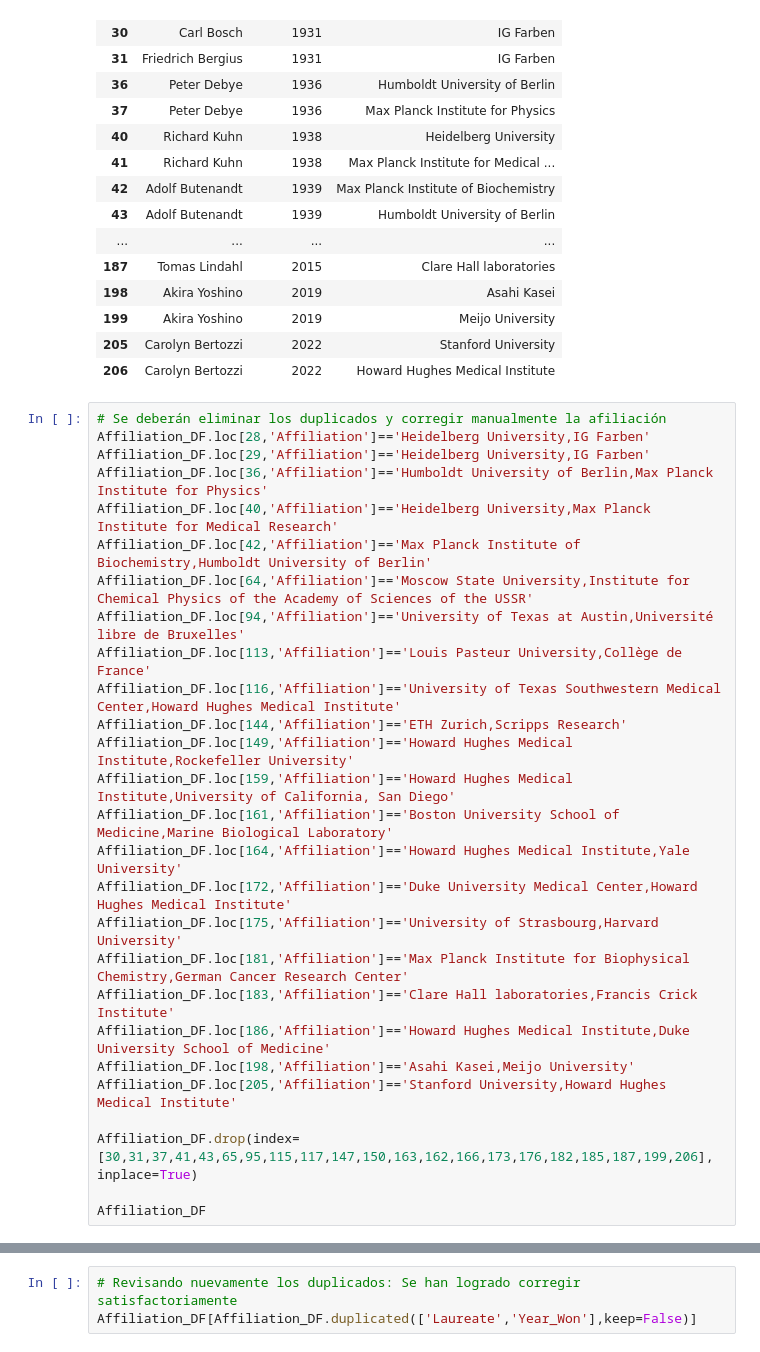
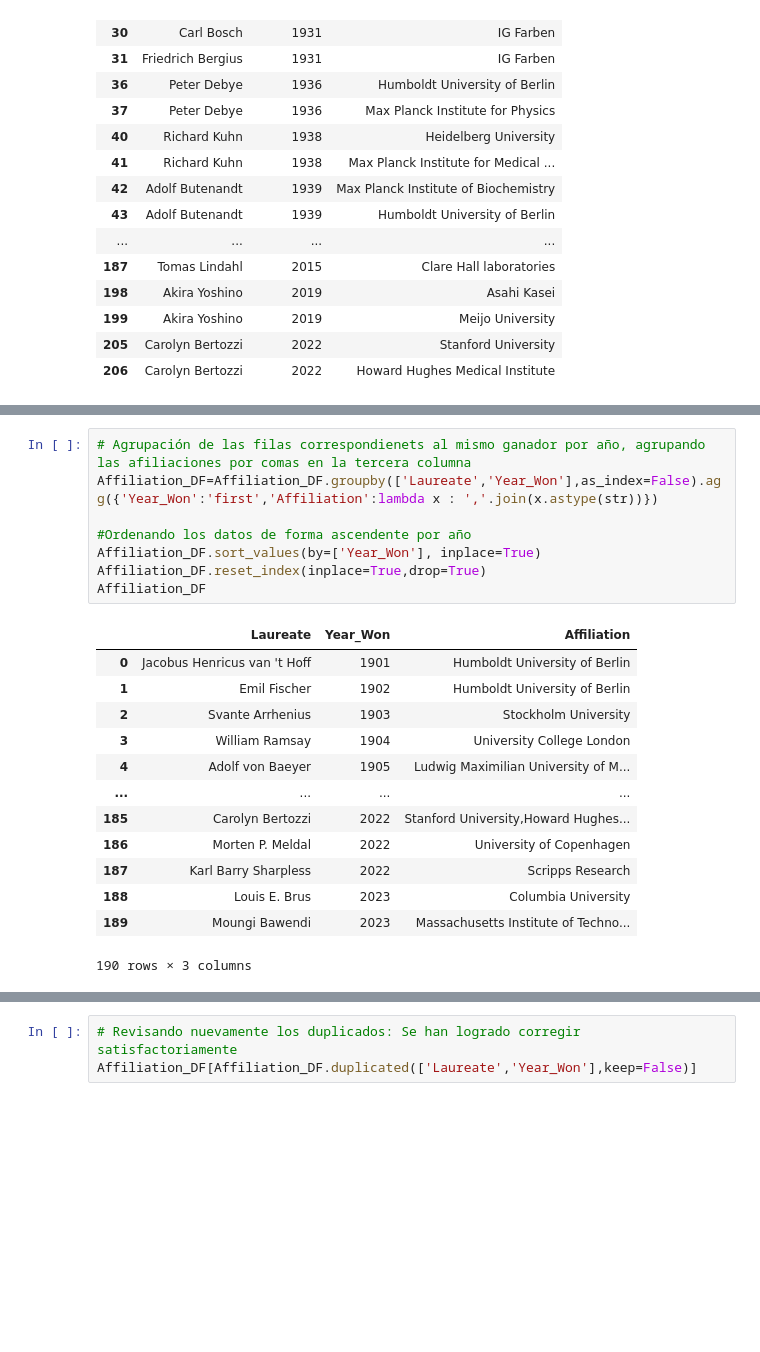
Before and after one commit to Ciencia-de-datos-espaciales-2023-2/Ejercicio_2, a Jupyter notebook: Ejercicio_2_Li.ipynb, the cells around one changed output, grey strips where cells are left out. Saved outputs shown, nothing was run; the diff lists cells and outputs as text; blank space fills up the shorter version.

```diff
--- a/Ejercicio_2_Li.ipynb
+++ b/Ejercicio_2_Li.ipynb
@@ -542,30 +543,3 @@ Affiliation_DF[Affiliation_DF.duplicated(['Laureate','Year_Won'],keep=False)]
 | 199 | Akira Yoshino | 2019 | Meijo University |
 | 205 | Carolyn Bertozzi | 2022 | Stanford University |
 | 206 | Carolyn Bertozzi | 2022 | Howard Hughes Medical Institute |
-# %%
-# Se deberán eliminar los duplicados y corregir manualmente la afiliación
-Affiliation_DF.loc[28,'Affiliation']=='Heidelberg University,IG Farben'
-Affiliation_DF.loc[29,'Affiliation']=='Heidelberg University,IG Farben'
-Affiliation_DF.loc[36,'Affiliation']=='Humboldt University of Berlin,Max Planck Institute for Physics'
-Affiliation_DF.loc[40,'Affiliation']=='Heidelberg University,Max Planck Institute for Medical Research'
-Affiliation_DF.loc[42,'Affiliation']=='Max Planck Institute of Biochemistry,Humboldt University of Berlin'
-Affiliation_DF.loc[64,'Affiliation']=='Moscow State University,Institute for Chemical Physics of the Academy of Sciences of the USSR'
-Affiliation_DF.loc[94,'Affiliation']=='University of Texas at Austin,Université libre de Bruxelles'
-Affiliation_DF.loc[113,'Affiliation']=='Louis Pasteur University,Collège de France'
-Affiliation_DF.loc[116,'Affiliation']=='University of Texas Southwestern Medical Center,Howard Hughes Medical Institute'
-Affiliation_DF.loc[144,'Affiliation']=='ETH Zurich,Scripps Research'
-Affiliation_DF.loc[149,'Affiliation']=='Howard Hughes Medical Institute,Rockefeller University'
-Affiliation_DF.loc[159,'Affiliation']=='Howard Hughes Medical Institute,University of California, San Diego'
-Affiliation_DF.loc[161,'Affiliation']=='Boston University School of Medicine,Marine Biological Laboratory'
-Affiliation_DF.loc[164,'Affiliation']=='Howard Hughes Medical Institute,Yale University'
-Affiliation_DF.loc[172,'Affiliation']=='Duke University Medical Center,Howard Hughes Medical Institute'
-Affiliation_DF.loc[175,'Affiliation']=='University of Strasbourg,Harvard University'
-Affiliation_DF.loc[181,'Affiliation']=='Max Planck Institute for Biophysical Chemistry,German Cancer Research Center'
-Affiliation_DF.loc[183,'Affiliation']=='Clare Hall laboratories,Francis Crick Institute'
-Affiliation_DF.loc[186,'Affiliation']=='Howard Hughes Medical Institute,Duke University School of Medicine'
-Affiliation_DF.loc[198,'Affiliation']=='Asahi Kasei,Meijo University'
-Affiliation_DF.loc[205,'Affiliation']=='Stanford University,Howard Hughes Medical Institute'
-
-Affiliation_DF.drop(index=[30,31,37,41,43,65,95,115,117,147,150,163,162,166,173,176,182,185,187,199,206], inplace=True)
-
-Affiliation_DF
@@ -585,0 +546,22 @@ Affiliation_DF
+# %%
+# Agrupación de las filas correspondienets al mismo ganador por año, agrupando las afiliaciones por comas en la tercera columna
+Affiliation_DF=Affiliation_DF.groupby(['Laureate','Year_Won'],as_index=False).agg({'Year_Won':'first','Affiliation':lambda x : ','.join(x.astype(str))})
+
+#Ordenando los datos de forma ascendente por año
+Affiliation_DF.sort_values(by=['Year_Won'], inplace=True)
+Affiliation_DF.reset_index(inplace=True,drop=True)
+Affiliation_DF
+# %% [output]
+|  | Laureate | Year_Won | Affiliation |
+| 0 | Jacobus Henricus van 't Hoff | 1901 | Humboldt University of Berlin |
+| 1 | Emil Fischer | 1902 | Humboldt University of Berlin |
+| 2 | Svante Arrhenius | 1903 | Stockholm University |
+| 3 | William Ramsay | 1904 | University College London |
+| 4 | Adolf von Baeyer | 1905 | Ludwig Maximilian University of M... |
+| ... | ... | ... | ... |
+| 185 | Carolyn Bertozzi | 2022 | Stanford University,Howard Hughes... |
+| 186 | Morten P. Meldal | 2022 | University of Copenhagen |
+| 187 | Karl Barry Sharpless | 2022 | Scripps Research |
+| 188 | Louis E. Brus | 2023 | Columbia University |
+| 189 | Moungi Bawendi | 2023 | Massachusetts Institute of Techno... |
+190 rows × 3 columns
```
Also changed, not shown: parts of 14 cells of this notebook.
